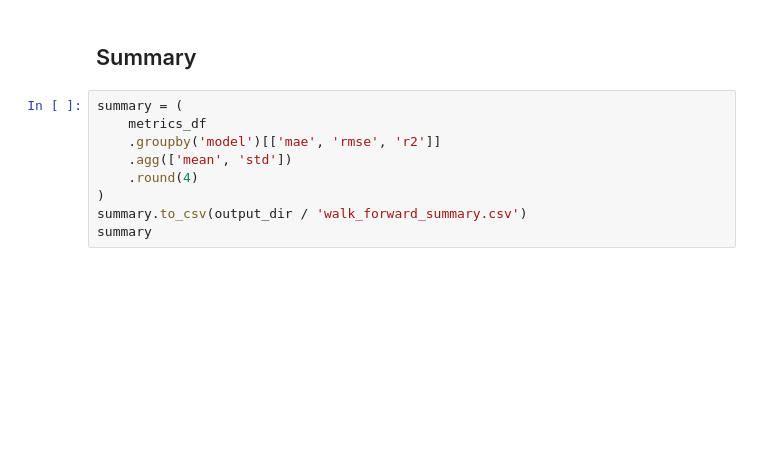
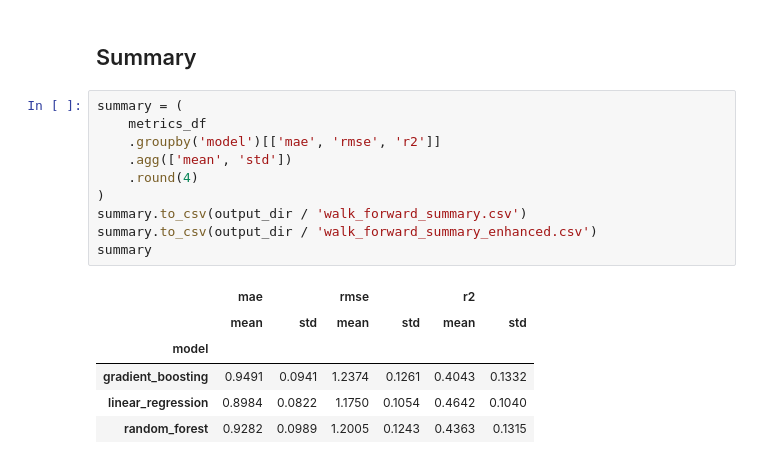
Before and after one commit to Jshuuuuuuu/SeismoGuard, a Jupyter notebook: notebook/03_modeling.ipynb, the cells around one changed output. Cells and saved outputs as stored; diff of their text form; blank space fills up the shorter version.

```diff
--- a/notebook/03_modeling.ipynb
+++ b/notebook/03_modeling.ipynb
@@ -182,9 +358,17 @@ metrics_df
 # %%
 summary = (
     metrics_df
     .groupby('model')[['mae', 'rmse', 'r2']]
     .agg(['mean', 'std'])
     .round(4)
 )
 summary.to_csv(output_dir / 'walk_forward_summary.csv')
+summary.to_csv(output_dir / 'walk_forward_summary_enhanced.csv')
 summary
+# %% [output]
+|  | mae |  | rmse |  | r2 |  |
+|  | mean | std | mean | std | mean | std |
+| model |  |  |  |  |  |  |
+| gradient_boosting | 0.9491 | 0.0941 | 1.2374 | 0.1261 | 0.4043 | 0.1332 |
+| linear_regression | 0.8984 | 0.0822 | 1.1750 | 0.1054 | 0.4642 | 0.1040 |
+| random_forest | 0.9282 | 0.0989 | 1.2005 | 0.1243 | 0.4363 | 0.1315 |
```
Also changed, not shown: parts of 11 cells of this notebook, 12 other files.
